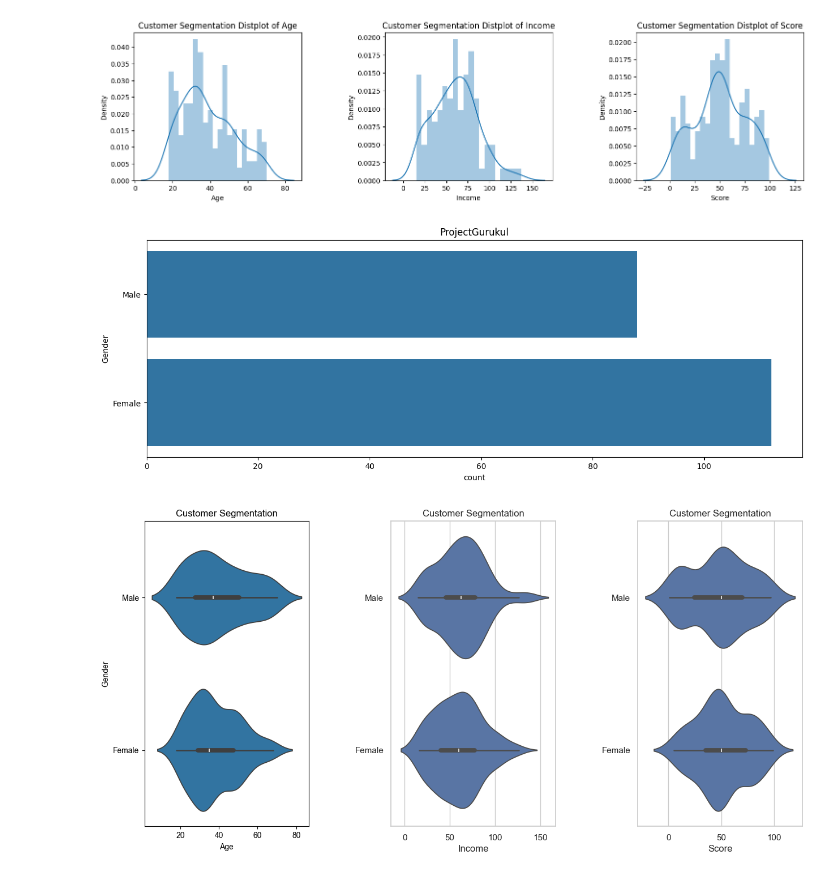
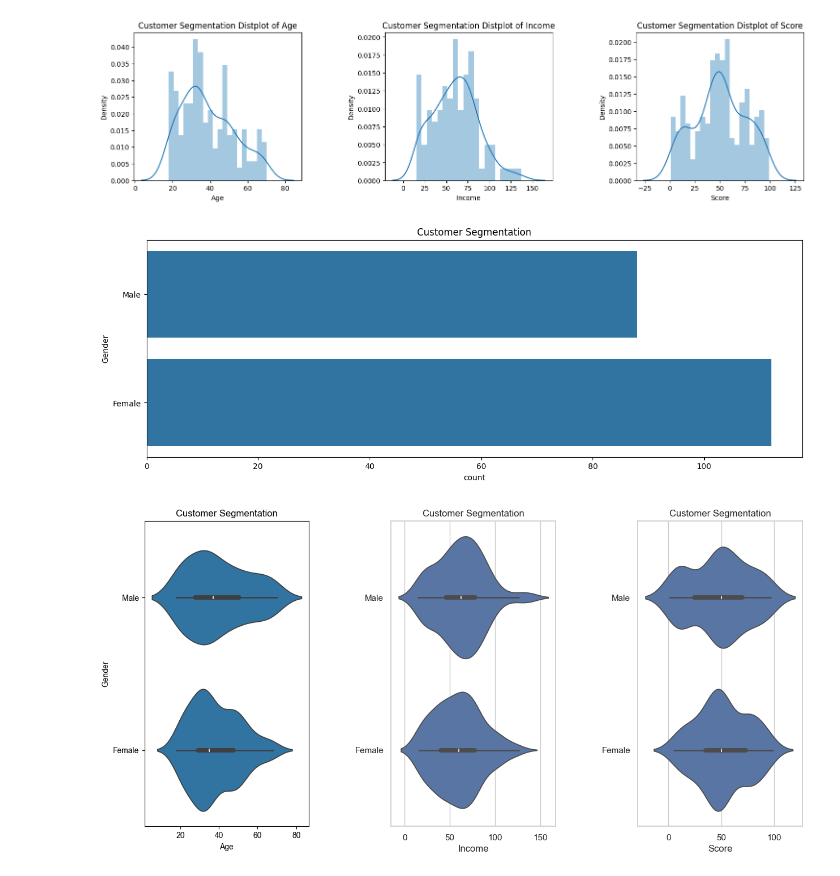
Before and after one commit to MelvTheGoat/Machine_Learning, a Jupyter notebook: Customer Segmentation/Customer Segmentation.ipynb, the cells around one changed output. Saved outputs shown, nothing was run; the diff lists cells and outputs as text; code cells hidden in the pictures.

Commit message:
Customer Segmentation

```diff
--- a/Customer Segmentation/Customer Segmentation.ipynb
+++ b/Customer Segmentation/Customer Segmentation.ipynb
@@ -112,10 +112,10 @@ https://gist.github.com/mwaskom/de44147ed2974457ad6372750bbe5751
 # %%
 plt.figure(figsize=(15,5))
 sns.countplot(y = 'Gender' , data = customer_dataset)
-plt.title('ProjectGurukul')
+plt.title('Customer Segmentation')
 plt.show()
 # %% [output]
-[figure, old version]
+[figure, new version]
 # %%
 plt.figure(1,figsize=(15,7))
 n = 0
```
Also changed, not shown: parts of 5 cells of this notebook.
